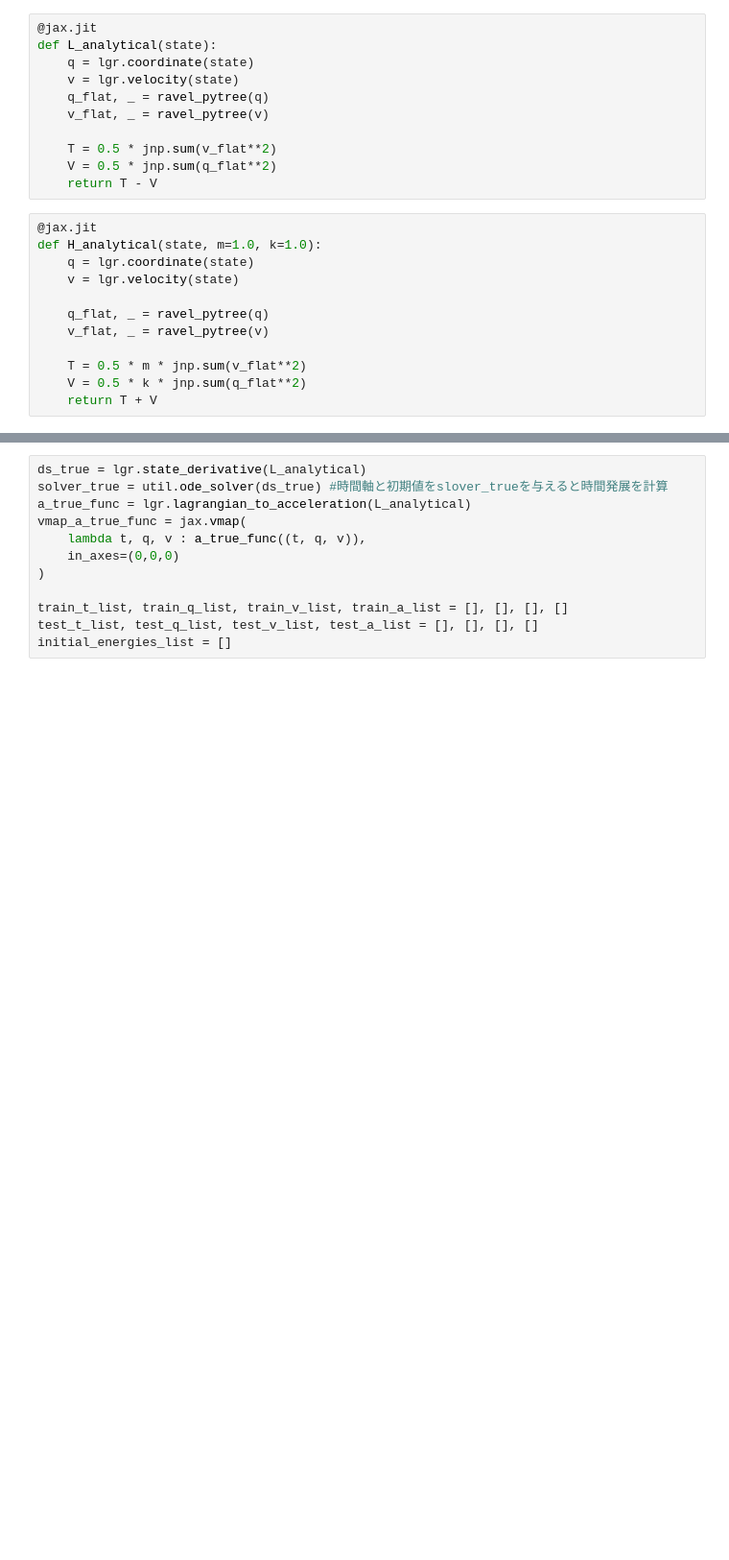
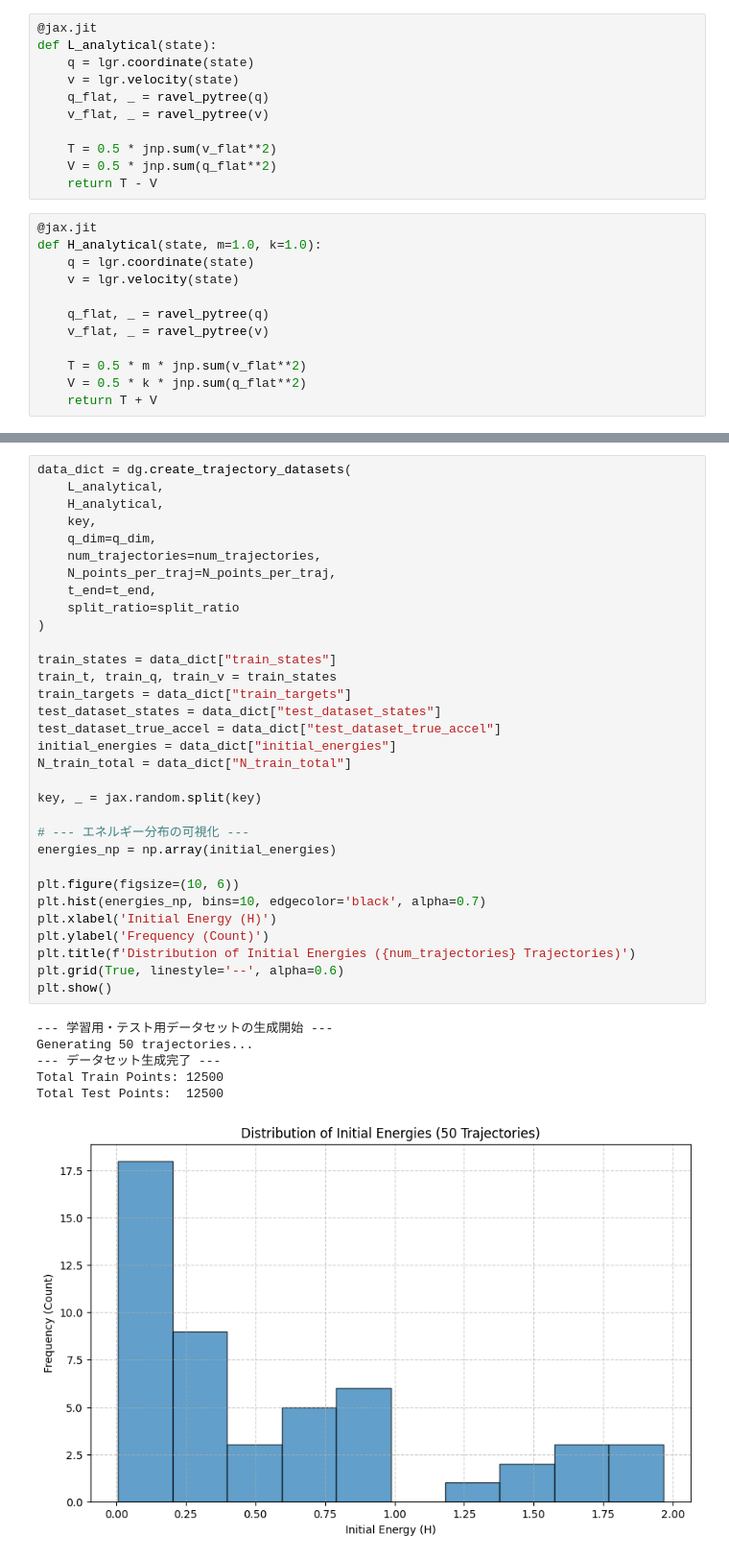
Before and after one commit to nkjm108/PIML, a Jupyter notebook: harmonic1d_NN.ipynb, the cells around one changed output, grey strips where cells are left out. Shown: that part at 96% size. Cells and saved outputs as stored; diff of their text form; blank space fills up the shorter version.

```diff
--- a/harmonic1d_NN.ipynb
+++ b/harmonic1d_NN.ipynb
@@ -53,15 +55,42 @@ t_eval = jnp.linspace(0.0, t_end, N_points_per_traj)
 
 split_ratio = 0.5
 N_points_train = int(N_points_per_traj * split_ratio)
-# %%
-ds_true = lgr.state_derivative(L_analytical)
-solver_true = util.ode_solver(ds_true) #時間軸と初期値をslover_trueを与えると時間発展を計算
-a_true_func = lgr.lagrangian_to_acceleration(L_analytical)
-vmap_a_true_func = jax.vmap(
-    lambda t, q, v : a_true_func((t, q, v)),
-    in_axes=(0,0,0)
-)
-
-train_t_list, train_q_list, train_v_list, train_a_list = [], [], [], []
-test_t_list, test_q_list, test_v_list, test_a_list = [], [], [], []
-initial_energies_list = []
+# %%
+data_dict = dg.create_trajectory_datasets(
+    L_analytical,
+    H_analytical,
+    key,
+    q_dim=q_dim,
+    num_trajectories=num_trajectories,
+    N_points_per_traj=N_points_per_traj,
+    t_end=t_end,
+    split_ratio=split_ratio
+)
+
+train_states = data_dict["train_states"]
+train_t, train_q, train_v = train_states
+train_targets = data_dict["train_targets"]
+test_dataset_states = data_dict["test_dataset_states"]
+test_dataset_true_accel = data_dict["test_dataset_true_accel"]
+initial_energies = data_dict["initial_energies"]
+N_train_total = data_dict["N_train_total"]
+
+key, _ = jax.random.split(key)
+
+# --- エネルギー分布の可視化 ---
+energies_np = np.array(initial_energies)
+
+plt.figure(figsize=(10, 6))
+plt.hist(energies_np, bins=10, edgecolor='black', alpha=0.7)
+plt.xlabel('Initial Energy (H)')
+plt.ylabel('Frequency (Count)')
+plt.title(f'Distribution of Initial Energies ({num_trajectories} Trajectories)')
+plt.grid(True, linestyle='--', alpha=0.6)
+plt.show()
+# %% [output]
+--- 学習用・テスト用データセットの生成開始 ---
+Generating 50 trajectories...
+--- データセット生成完了 ---
+Total Train Points: 12500
+Total Test Points:  12500
+[figure, added]
```
Also changed, not shown: parts of 5 cells of this notebook, 10 other files.
